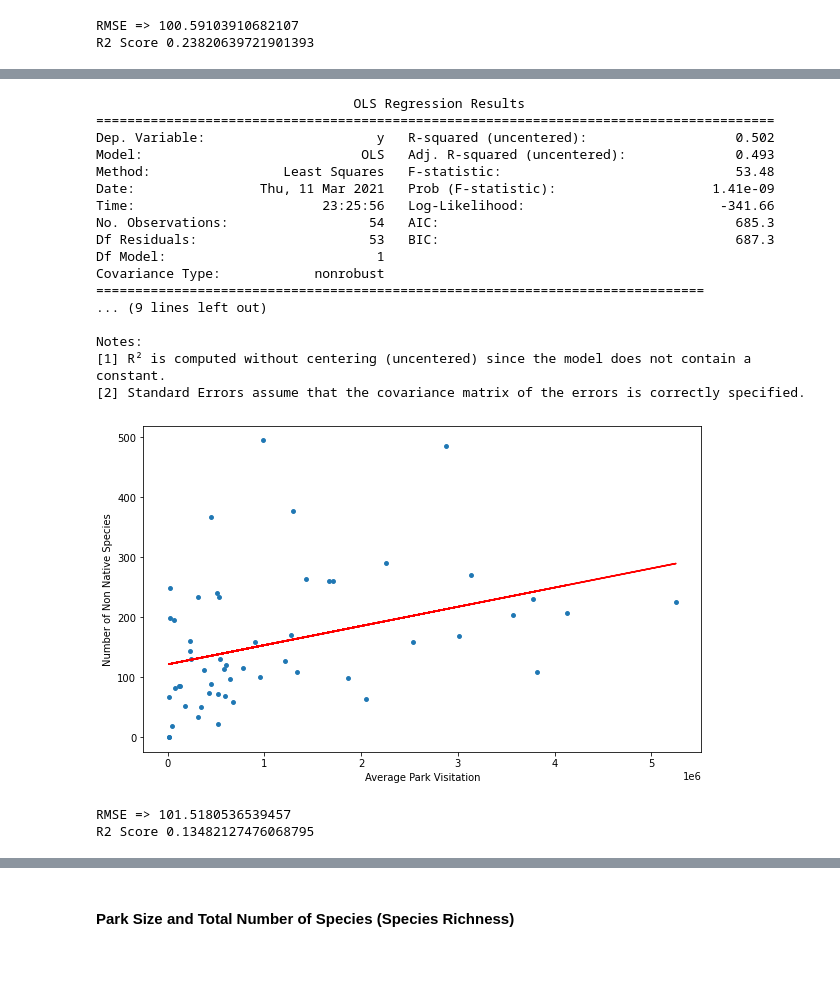
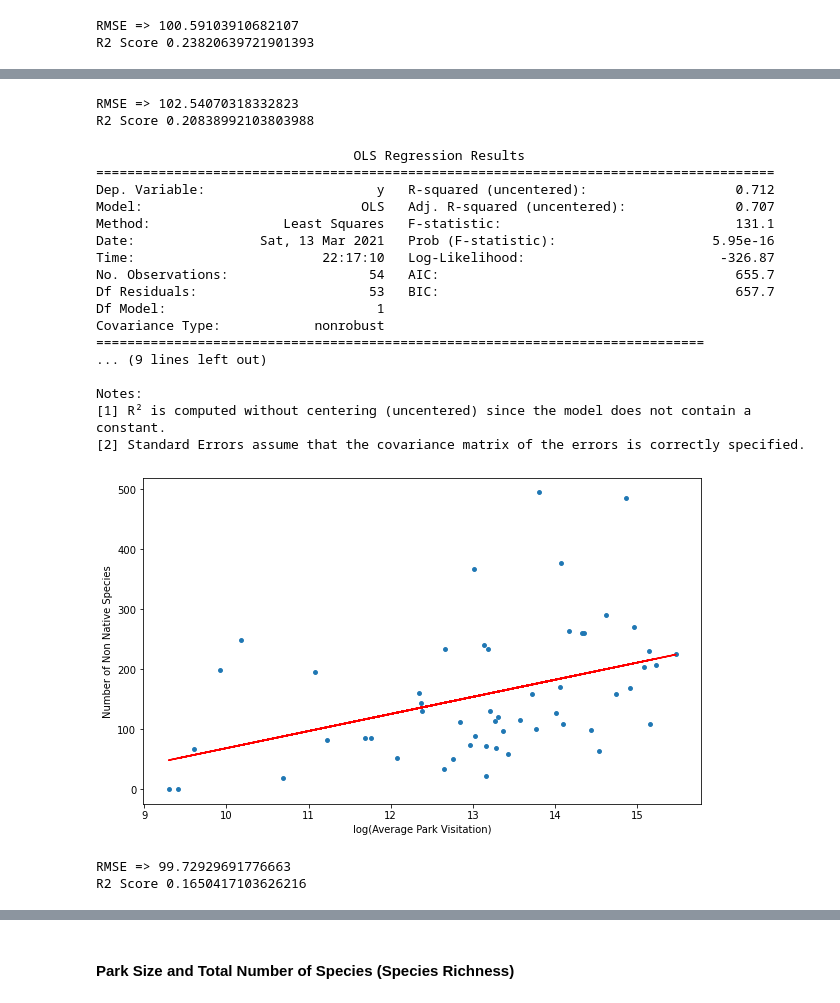
Before and after one commit to holleyvoegtle/Biodiversity_Analysis, a Jupyter notebook: machine-learning/Biodiversity_MachineLearning.ipynb, the cells around one changed output, grey strips where cells are left out. Saved outputs shown, nothing was run; the diff lists cells and outputs as text; code cells hidden in the pictures; blank space fills up the shorter version.

Commit message:
Updated models with log transformations

```diff
--- a/machine-learning/Biodiversity_MachineLearning.ipynb
+++ b/machine-learning/Biodiversity_MachineLearning.ipynb
@@ -53,5 +54,7 @@ engine = create_engine(engine_string)
 #Create dataframe from database
 biodiversity_df = pd.read_sql_table('biodiversity_df', engine)
 # %%
-print(biodiversity_df.shape)
+#Drop columns no longer needed
+biodiversity_df = biodiversity_df.drop(columns=['NonNative_Ratio', 'NonNative_to_Native_Ratio'])
+biodiversity_df
 # %% [output]
@@ -135,3 +155,9 @@ fig2.show()
 # %% [output]
 [interactive output not drawn]
 [interactive output not drawn]
+# %%
+#Logarithmic Transformation
+biodiversity_df['log_average_visitors'] = np.log(biodiversity_df['Average'])
+
+#Histogram of transformed visitation
+biodiversity_df.hist('log_average_visitors', figsize=(8,5))
@@ -232,49 +311,57 @@ R2 Score 0.23820639721901393
+# %%
+#Calculate Root Mean Square Error
+print('RMSE =>',  np.sqrt(mean_squared_error(y, y_pred)))
+#Calculate R2 Score for Model
+print('R2 Score', metrics.r2_score(y, y_pred))
+# %% [output]
+RMSE => 102.54070318332823
+R2 Score 0.20838992103803988
 # %%
 #Remove Great Smoky Mtn. National Park as an Outlier for Visitation
-X = biodiversity_df_drop_outliers.Average.values.reshape(-1,1)
+X = biodiversity_df_drop_outliers.log_average_visitors.values.reshape(-1,1)
 y = biodiversity_df_drop_outliers['Not Native'].values.reshape(-1,1)
 
 #Fit and summarize model
 model = LinearRegression()
 mod = sm.OLS(y, X)
 model.fit(X,y)
 res = mod.fit()
 y_pred = model.predict(X)
 print(res.summary())
 
 #Plot Figure
 plt.figure(figsize=(10,6))
 plt.scatter(X,y,s=15)
 plt.plot(X, y_pred, color='red')
-plt.xlabel('Average Park Visitation')
+plt.xlabel('log(Average Park Visitation)')
 plt.ylabel('Number of Non Native Species')
 plt.show()
 # %% [output]
                                  OLS Regression Results
 =======================================================================================
-Dep. Variable:                      y   R-squared (uncentered):                   0.502
-Model:                            OLS   Adj. R-squared (uncentered):              0.493
-Method:                 Least Squares   F-statistic:                              53.48
-Date:                Thu, 11 Mar 2021   Prob (F-statistic):                    1.41e-09
-Time:                        23:25:56   Log-Likelihood:                         -341.66
-No. Observations:                  54   AIC:                                      685.3
-Df Residuals:                      53   BIC:                                      687.3
+Dep. Variable:                      y   R-squared (uncentered):                   0.712
+Model:                            OLS   Adj. R-squared (uncentered):              0.707
+Method:                 Least Squares   F-statistic:                              131.1
+Date:                Sat, 13 Mar 2021   Prob (F-statistic):                    5.95e-16
+Time:                        22:17:10   Log-Likelihood:                         -326.87
+No. Observations:                  54   AIC:                                      655.7
+Df Residuals:                      53   BIC:                                      657.7
 Df Model:                           1
 Covariance Type:            nonrobust
 ==============================================================================
 ... (9 lines left out)
 
 Notes:
 [1] R² is computed without centering (uncentered) since the model does not contain a constant.
 [2] Standard Errors assume that the covariance matrix of the errors is correctly specified.
-[figure, old version]
+[figure, new version]
 # %%
 #Calculate Root Mean Square Error
 print('RMSE =>',  np.sqrt(mean_squared_error(y, y_pred)))
 #Calculate R2 Score for Model
 print('R2 Score', metrics.r2_score(y, y_pred))
 # %% [output]
-RMSE => 101.5180536539457
-R2 Score 0.13482127476068795
+RMSE => 99.72929691776663
+R2 Score 0.1650417103626216
 # %%
 #Histogram
```
Also changed, not shown: parts of 27 cells of this notebook.
